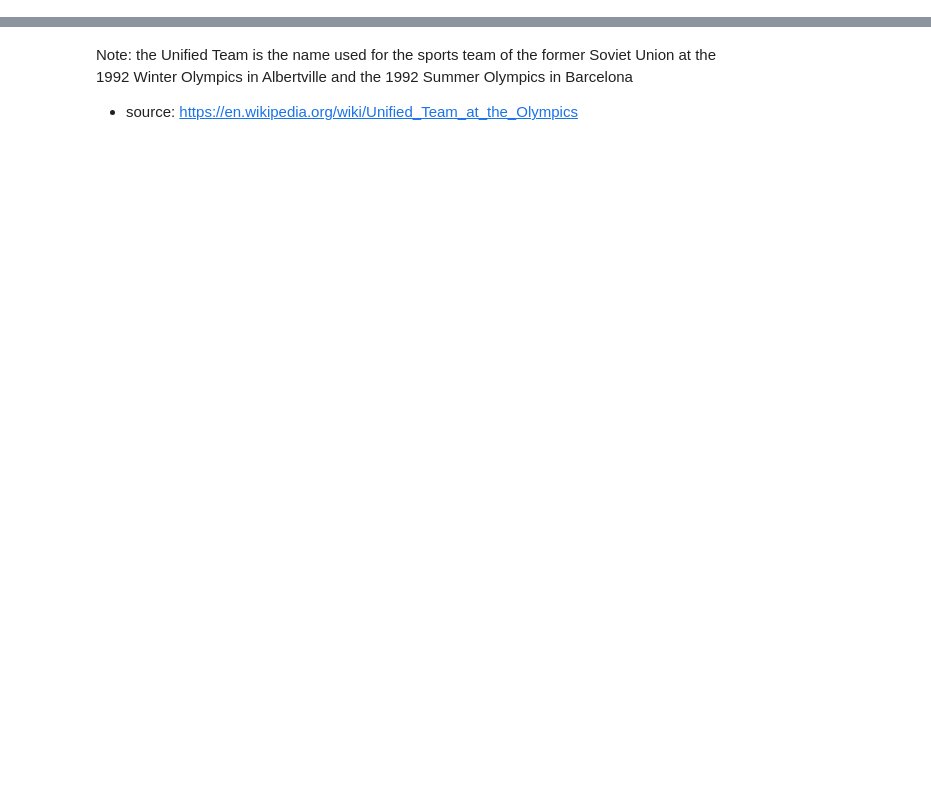
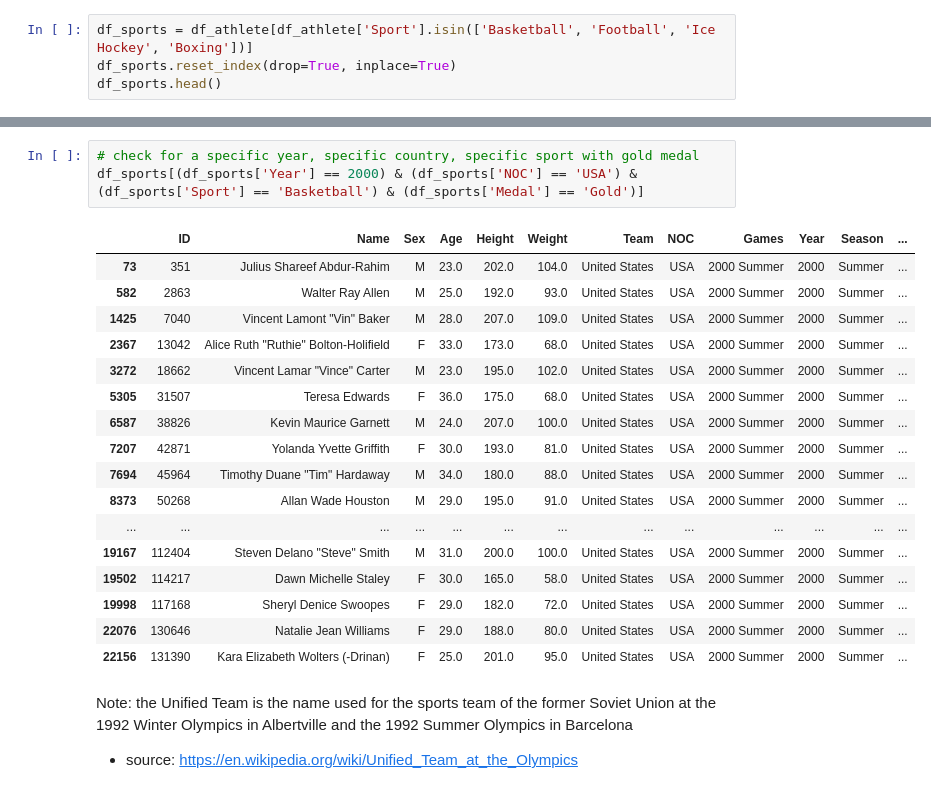
Before and after one commit to Andreas-Svensson/Databehandling-Project, a Jupyter notebook: upp_2.ipynb, the cells around one changed output, grey strips where cells are left out. Saved outputs shown, nothing was run; the diff lists cells and outputs as text; blank space fills up the shorter version.

```diff
--- a/upp_2.ipynb
+++ b/upp_2.ipynb
@@ -33,0 +21,4 @@ df_basketball
+# %%
+df_sports = df_athlete[df_athlete['Sport'].isin(['Basketball', 'Football', 'Ice Hockey', 'Boxing'])]
+df_sports.reset_index(drop=True, inplace=True)
+df_sports.head()
@@ -34,3 +48,24 @@ df_basketball
+# %%
+# check for a specific year, specific country, specific sport with gold medal
+df_sports[(df_sports['Year'] == 2000) & (df_sports['NOC'] == 'USA') & (df_sports['Sport'] == 'Basketball') & (df_sports['Medal'] == 'Gold')]
+# %% [output]
+|  | ID | Name | Sex | Age | Height | Weight | Team | NOC | Games | Year | Season | ... |
+| 73 | 351 | Julius Shareef Abdur-Rahim | M | 23.0 | 202.0 | 104.0 | United States | USA | 2000 Summer | 2000 | Summer | ... |
+| 582 | 2863 | Walter Ray Allen | M | 25.0 | 192.0 | 93.0 | United States | USA | 2000 Summer | 2000 | Summer | ... |
+| 1425 | 7040 | Vincent Lamont "Vin" Baker | M | 28.0 | 207.0 | 109.0 | United States | USA | 2000 Summer | 2000 | Summer | ... |
+| 2367 | 13042 | Alice Ruth "Ruthie" Bolton-Holifield | F | 33.0 | 173.0 | 68.0 | United States | USA | 2000 Summer | 2000 | Summer | ... |
+| 3272 | 18662 | Vincent Lamar "Vince" Carter | M | 23.0 | 195.0 | 102.0 | United States | USA | 2000 Summer | 2000 | Summer | ... |
+| 5305 | 31507 | Teresa Edwards | F | 36.0 | 175.0 | 68.0 | United States | USA | 2000 Summer | 2000 | Summer | ... |
+| 6587 | 38826 | Kevin Maurice Garnett | M | 24.0 | 207.0 | 100.0 | United States | USA | 2000 Summer | 2000 | Summer | ... |
+| 7207 | 42871 | Yolanda Yvette Griffith | F | 30.0 | 193.0 | 81.0 | United States | USA | 2000 Summer | 2000 | Summer | ... |
+| 7694 | 45964 | Timothy Duane "Tim" Hardaway | M | 34.0 | 180.0 | 88.0 | United States | USA | 2000 Summer | 2000 | Summer | ... |
+| 8373 | 50268 | Allan Wade Houston | M | 29.0 | 195.0 | 91.0 | United States | USA | 2000 Summer | 2000 | Summer | ... |
+| ... | ... | ... | ... | ... | ... | ... | ... | ... | ... | ... | ... | ... |
+| 19167 | 112404 | Steven Delano "Steve" Smith | M | 31.0 | 200.0 | 100.0 | United States | USA | 2000 Summer | 2000 | Summer | ... |
+| 19502 | 114217 | Dawn Michelle Staley | F | 30.0 | 165.0 | 58.0 | United States | USA | 2000 Summer | 2000 | Summer | ... |
+| 19998 | 117168 | Sheryl Denice Swoopes | F | 29.0 | 182.0 | 72.0 | United States | USA | 2000 Summer | 2000 | Summer | ... |
+| 22076 | 130646 | Natalie Jean Williams | F | 29.0 | 188.0 | 80.0 | United States | USA | 2000 Summer | 2000 | Summer | ... |
+| 22156 | 131390 | Kara Elizabeth Wolters (-Drinan) | F | 25.0 | 201.0 | 95.0 | United States | USA | 2000 Summer | 2000 | Summer | ... |
 # %% [markdown]
 Note: the Unified Team is the name used for the sports team of the former Soviet Union at the 1992 Winter Olympics in Albertville and the 1992 Summer Olympics in Barcelona
 - source: https://en.wikipedia.org/wiki/Unified_Team_at_the_Olympics
```
Also changed, not shown: parts of 23 cells of this notebook.
